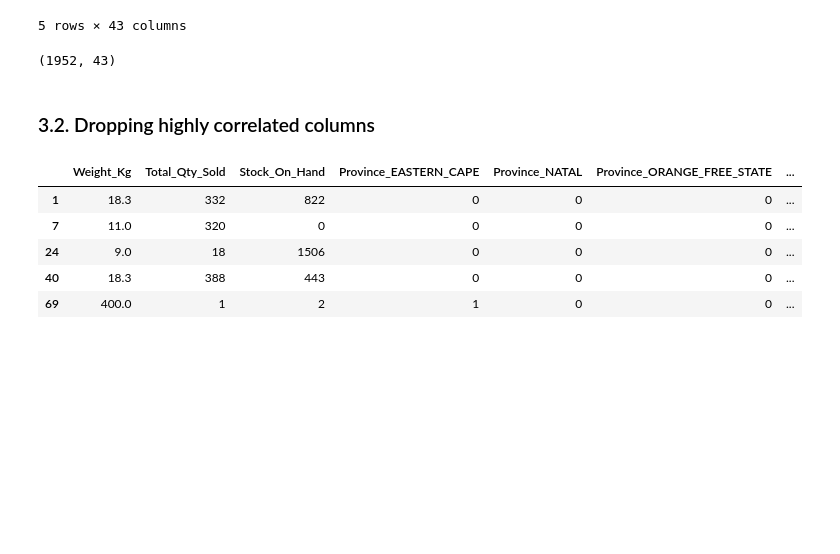
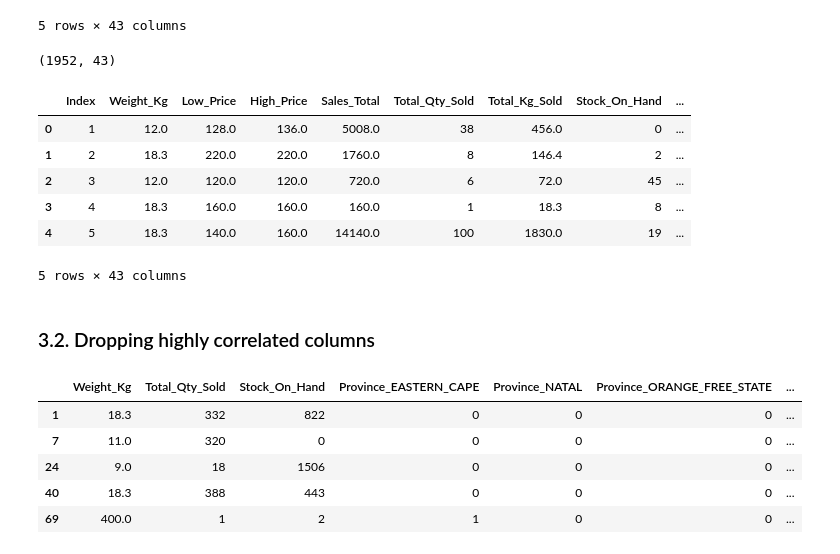
Before and after one commit to lkrump7/regression-apples-predict-api-template, a Jupyter notebook: Linear Regression team TS2.ipynb, the cells around one changed output. Saved outputs shown, nothing was run; the diff lists cells and outputs as text; code cells hidden in the pictures; blank space fills up the shorter version.

```diff
--- a/Linear Regression team TS2.ipynb
+++ b/Linear Regression team TS2.ipynb
@@ -368,6 +368,26 @@ cols.insert(len(cols)-1,cols.pop(cols.index("avg_price_per_kg")))
 
 #Update column names
 train = train.loc[:, cols]
+# %%
+#Convert categorical data to numerical data
+test_submission_set = test_set.copy()
+for i in test_submission_set.index:
+    test_submission_set.loc[i,"Date"]=test_submission_set.loc[i,"Date"][:7]
+test_submission_set=pd.get_dummies(test_submission_set,drop_first=True)
+
+#Replace spaces in column names with underscores
+test_submission_set.columns = test_submission_set.columns.str.replace(' ','_')
+
+#Showing the values
+test_submission_set.head()
+# %% [output]
+|  | Index | Weight_Kg | Low_Price | High_Price | Sales_Total | Total_Qty_Sold | Total_Kg_Sold | Stock_On_Hand | ... |
+| 0 | 1 | 12.0 | 128.0 | 136.0 | 5008.0 | 38 | 456.0 | 0 | ... |
+| 1 | 2 | 18.3 | 220.0 | 220.0 | 1760.0 | 8 | 146.4 | 2 | ... |
+| 2 | 3 | 12.0 | 120.0 | 120.0 | 720.0 | 6 | 72.0 | 45 | ... |
+| 3 | 4 | 18.3 | 160.0 | 160.0 | 160.0 | 1 | 18.3 | 8 | ... |
+| 4 | 5 | 18.3 | 140.0 | 160.0 | 14140.0 | 100 | 1830.0 | 19 | ... |
+5 rows × 43 columns
 # %% [markdown]
 ### 3.2. Dropping highly correlated columns
 # %%
```
Also changed, not shown: parts of 4 cells of this notebook.
